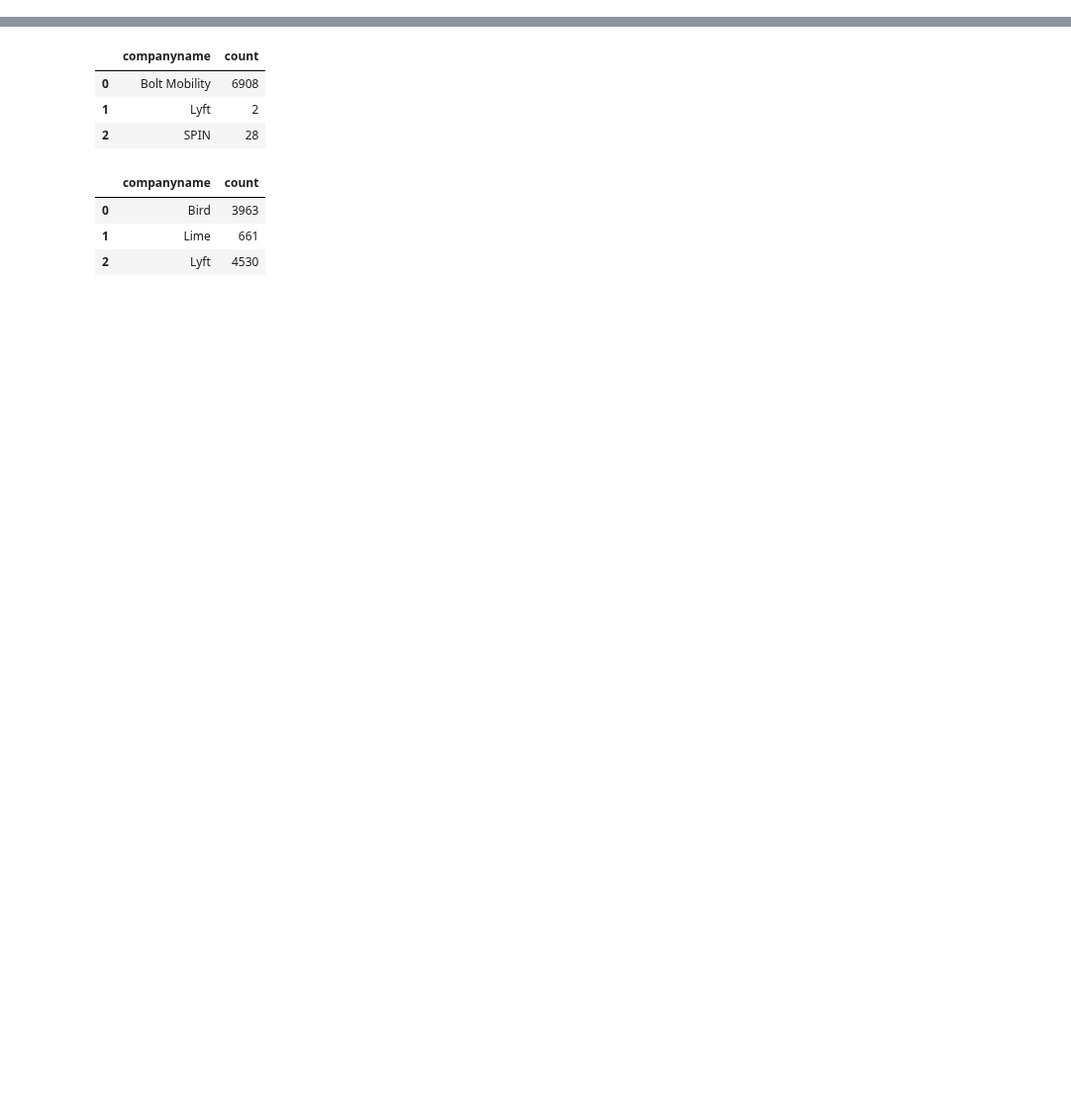
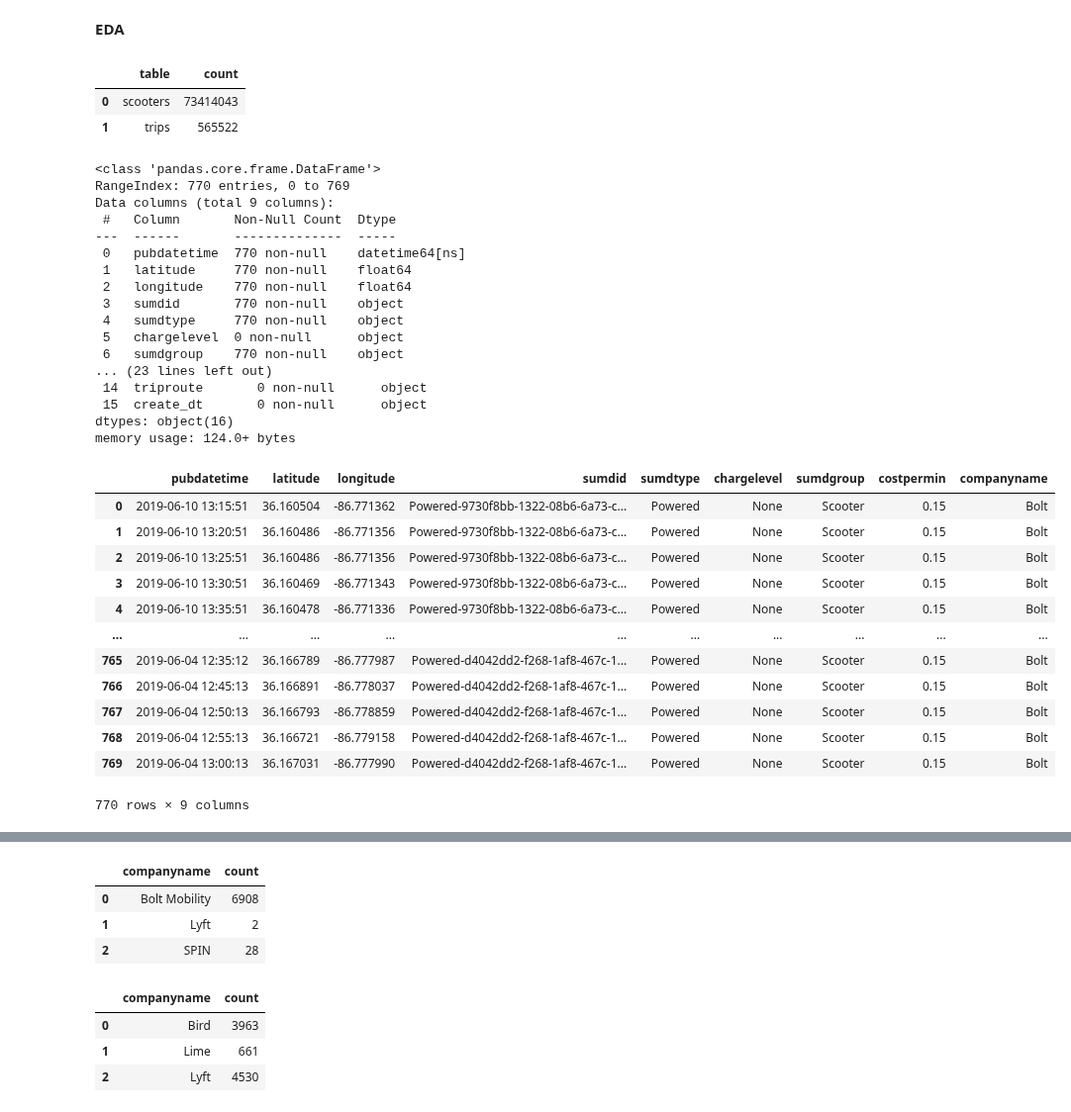
Before and after one commit to NSS-Data-Analytics-Cohort-10/scooters-group-6, a Jupyter notebook: notebooks/scooters.ipynb, the cells around one changed output, grey strips where cells are left out. Shown at 99% size. Cells and saved outputs as stored; diff of their text form; code cells hidden in the pictures; blank space fills up the shorter version.

```diff
--- a/notebooks/scooters.ipynb
+++ b/notebooks/scooters.ipynb
@@ -51,0 +12,77 @@ From trips table:
+# %% [markdown]
+**EDA**
+# %%
+count_all_rows = '''
+(SELECT
+    'scooters' table,
+    COUNT(*)
+FROM scooters)
+UNION
+(SELECT
+    'trips' table,
+    COUNT(*)
+FROM trips);
+'''
+
+with engine.connect() as connection:
+    counts = pd.read_sql(text(count_all_rows), con = connection)
+
+counts
+# %% [output]
+|  | table | count |
+| 0 | scooters | 73414043 |
+| 1 | trips | 565522 |
+# %%
+find_nulls_scooters = '''
+SELECT *
+FROM scooters
+WHERE NOT(scooters IS NOT NULL);
+'''
+
+with engine.connect() as connection:
+    nulls_scooters = pd.read_sql(text(find_nulls_scooters), con = connection)
+
+find_nulls_trips = '''
+SELECT *
+FROM trips
+WHERE NOT(trips IS NOT NULL);
+'''
+
+with engine.connect() as connection:
+    nulls_trips = pd.read_sql(text(find_nulls_trips), con = connection)
+
+nulls_scooters.info()
+nulls_trips.info()
+
+nulls_scooters
+# %% [output]
+<class 'pandas.core.frame.DataFrame'>
+RangeIndex: 770 entries, 0 to 769
+Data columns (total 9 columns):
+ #   Column       Non-Null Count  Dtype
+---  ------       --------------  -----
+ 0   pubdatetime  770 non-null    datetime64[ns]
+ 1   latitude     770 non-null    float64
+ 2   longitude    770 non-null    float64
+ 3   sumdid       770 non-null    object
+ 4   sumdtype     770 non-null    object
+ 5   chargelevel  0 non-null      object
+ 6   sumdgroup    770 non-null    object
+... (23 lines left out)
+ 14  triproute       0 non-null      object
+ 15  create_dt       0 non-null      object
+dtypes: object(16)
+memory usage: 124.0+ bytes
+|  | pubdatetime | latitude | longitude | sumdid | sumdtype | chargelevel | sumdgroup | costpermin | companyname |
+| 0 | 2019-06-10 13:15:51 | 36.160504 | -86.771362 | Powered-9730f8bb-1322-08b6-6a73-c... | Powered | None | Scooter | 0.15 | Bolt |
+| 1 | 2019-06-10 13:20:51 | 36.160486 | -86.771356 | Powered-9730f8bb-1322-08b6-6a73-c... | Powered | None | Scooter | 0.15 | Bolt |
+| 2 | 2019-06-10 13:25:51 | 36.160486 | -86.771356 | Powered-9730f8bb-1322-08b6-6a73-c... | Powered | None | Scooter | 0.15 | Bolt |
+| 3 | 2019-06-10 13:30:51 | 36.160469 | -86.771343 | Powered-9730f8bb-1322-08b6-6a73-c... | Powered | None | Scooter | 0.15 | Bolt |
+| 4 | 2019-06-10 13:35:51 | 36.160478 | -86.771336 | Powered-9730f8bb-1322-08b6-6a73-c... | Powered | None | Scooter | 0.15 | Bolt |
+| ... | ... | ... | ... | ... | ... | ... | ... | ... | ... |
+| 765 | 2019-06-04 12:35:12 | 36.166789 | -86.777987 | Powered-d4042dd2-f268-1af8-467c-1... | Powered | None | Scooter | 0.15 | Bolt |
+| 766 | 2019-06-04 12:45:13 | 36.166891 | -86.778037 | Powered-d4042dd2-f268-1af8-467c-1... | Powered | None | Scooter | 0.15 | Bolt |
+| 767 | 2019-06-04 12:50:13 | 36.166793 | -86.778859 | Powered-d4042dd2-f268-1af8-467c-1... | Powered | None | Scooter | 0.15 | Bolt |
+| 768 | 2019-06-04 12:55:13 | 36.166721 | -86.779158 | Powered-d4042dd2-f268-1af8-467c-1... | Powered | None | Scooter | 0.15 | Bolt |
+| 769 | 2019-06-04 13:00:13 | 36.167031 | -86.777990 | Powered-d4042dd2-f268-1af8-467c-1... | Powered | None | Scooter | 0.15 | Bolt |
+770 rows × 9 columns
```
Also changed, not shown: parts of 15 cells of this notebook.
